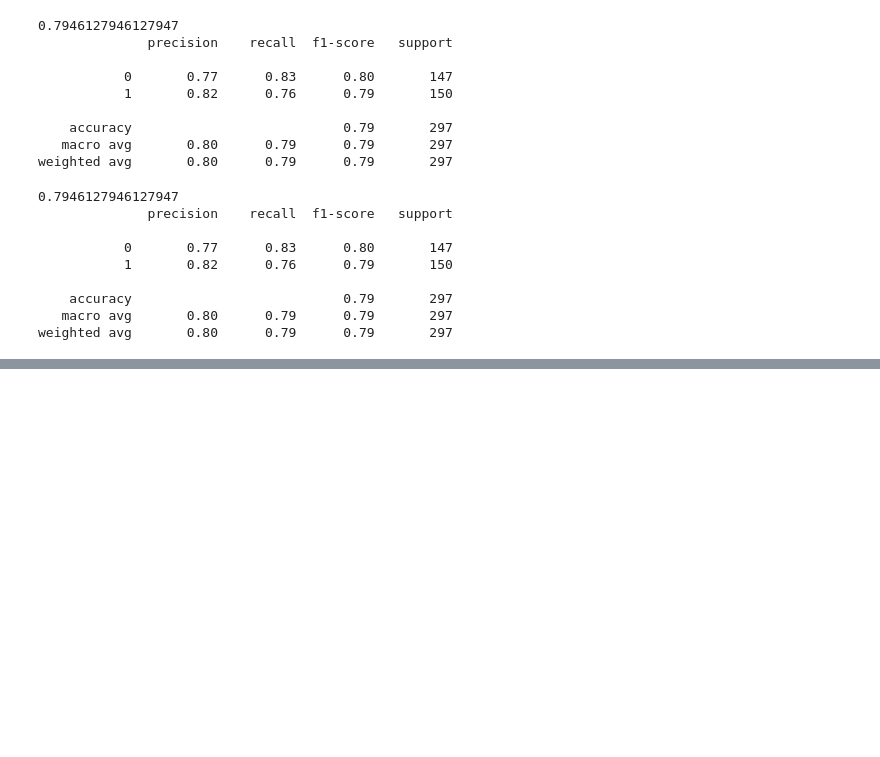
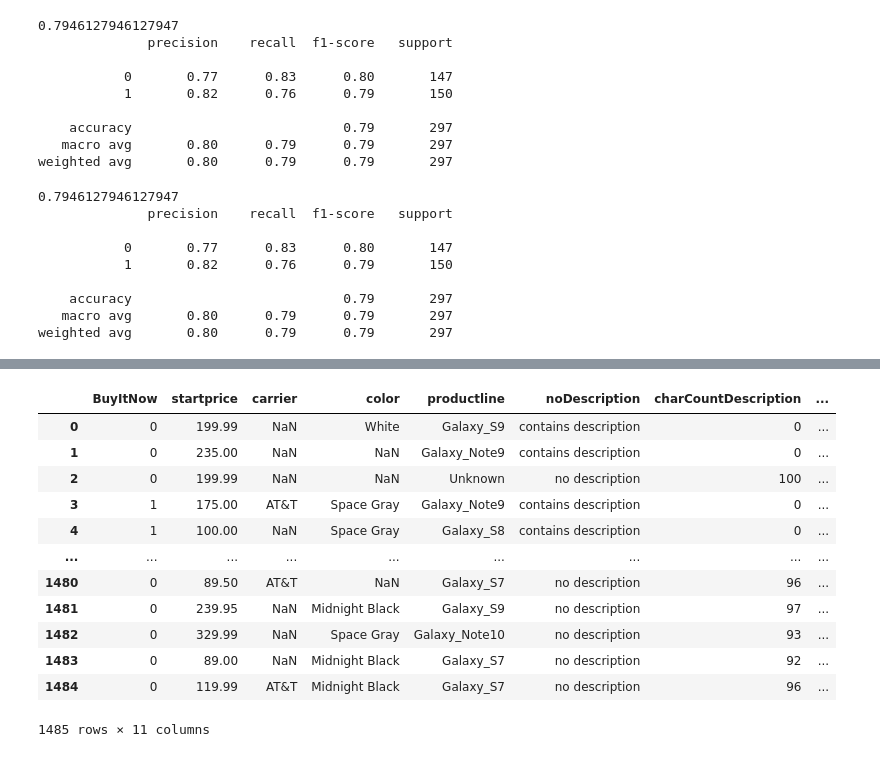
Before and after one commit to namolee/fintech_service, a Jupyter notebook: 06machine_learning/05데이터분석연습_이베이_휴대폰_판매데이터_예측_의사결정나무.ipynb, the cells around one changed output, grey strips where cells are left out. Cells and saved outputs as stored; diff of their text form; code cells hidden in the pictures; blank space fills up the shorter version.

```diff
--- a/06machine_learning/05데이터분석연습_이베이_휴대폰_판매데이터_예측_의사결정나무.ipynb
+++ b/06machine_learning/05데이터분석연습_이베이_휴대폰_판매데이터_예측_의사결정나무.ipynb
@@ -353,0 +442,18 @@ NameError: name 'data2' is not defined
+# %%
+data3['isunerMean']=data3.apply(lambda x: 1 if x['startprice']<x['meanprice'] else 0, axis=1)
+# %%
+data3
+# %% [output]
+|  | BuyItNow | startprice | carrier | color | productline | noDescription | charCountDescription | ... |
+| 0 | 0 | 199.99 | NaN | White | Galaxy_S9 | contains description | 0 | ... |
+| 1 | 0 | 235.00 | NaN | NaN | Galaxy_Note9 | contains description | 0 | ... |
+| 2 | 0 | 199.99 | NaN | NaN | Unknown | no description | 100 | ... |
+| 3 | 1 | 175.00 | AT&T | Space Gray | Galaxy_Note9 | contains description | 0 | ... |
+| 4 | 1 | 100.00 | NaN | Space Gray | Galaxy_S8 | contains description | 0 | ... |
+| ... | ... | ... | ... | ... | ... | ... | ... | ... |
+| 1480 | 0 | 89.50 | AT&T | NaN | Galaxy_S7 | no description | 96 | ... |
+| 1481 | 0 | 239.95 | NaN | Midnight Black | Galaxy_S9 | no description | 97 | ... |
+| 1482 | 0 | 329.99 | NaN | Space Gray | Galaxy_Note10 | no description | 93 | ... |
+| 1483 | 0 | 89.00 | NaN | Midnight Black | Galaxy_S7 | no description | 92 | ... |
+| 1484 | 0 | 119.99 | AT&T | Midnight Black | Galaxy_S7 | no description | 96 | ... |
+1485 rows × 11 columns
```
Also changed, not shown: parts of 16 cells of this notebook, 3 other files.
